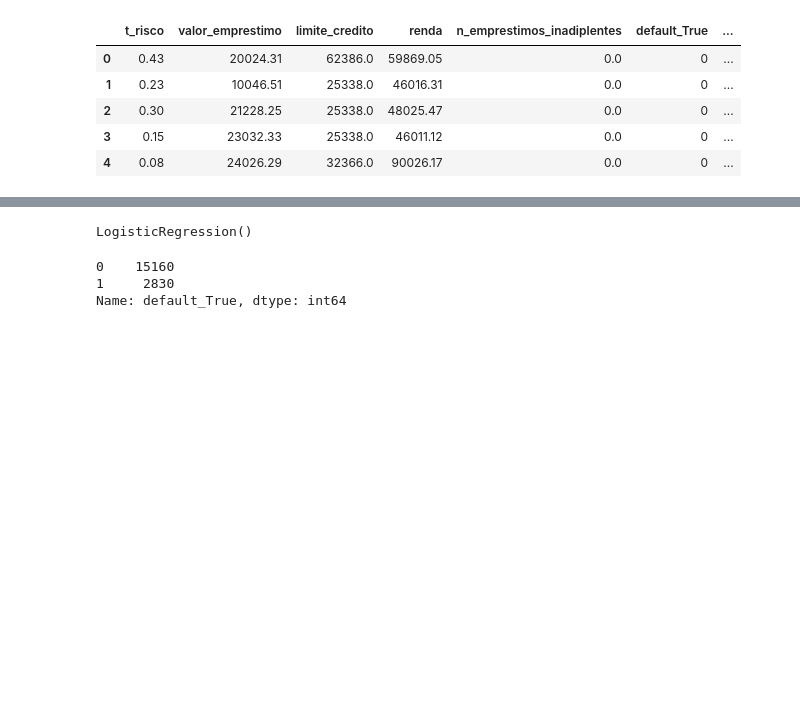
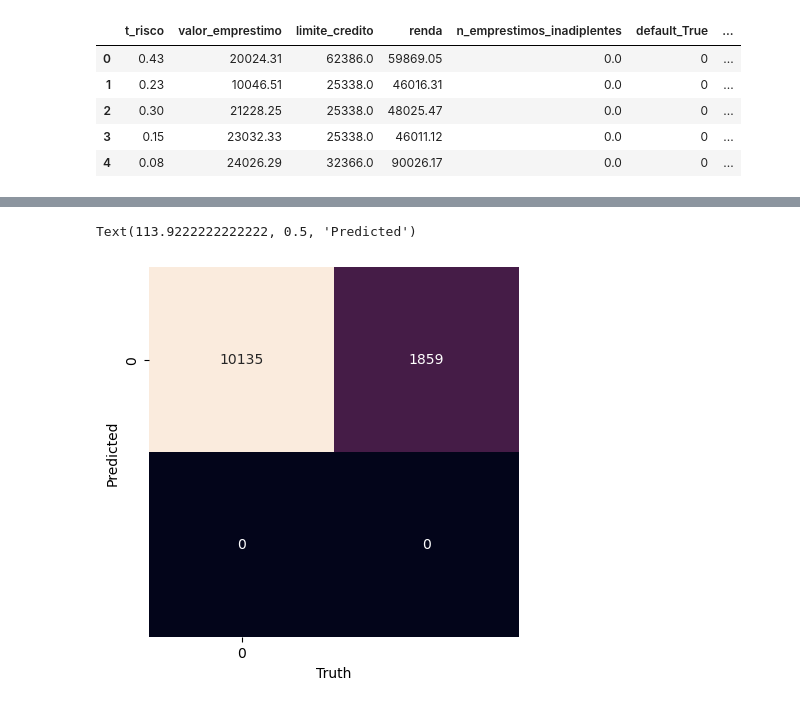
Before and after one commit to jefersonmglh/analise-credito, a Jupyter notebook: analise_de_credito.ipynb, the cells around one changed output, grey strips where cells are left out. Cells and saved outputs as stored; diff of their text form; code cells hidden in the pictures; blank space fills up the shorter version.

Commit message:
naive_bayes update

```diff
--- a/analise_de_credito.ipynb
+++ b/analise_de_credito.ipynb
@@ -374,0 +374,3 @@ Name: default_True, Length: 59966, dtype: uint8
+# %%
+df_features_nb = df_features.drop(columns=['perfil_facebook_True', 'genero_m', 'n_emprestimos_inadiplentes'])
+df_features_nb.head()
@@ -375,2 +384,2 @@ Name: default_True, Length: 59966, dtype: uint8
 # %%
-X_train, X_test, y_train, y_test = train_test_split(df_features, df_label, test_size=0.3,random_state=1)
+X_train, X_test, y_train, y_test = train_test_split(df_features_nb, df_label, test_size=0.2,random_state=32)
@@ -398,0 +430,3 @@ acc
+# %%
+mat = metrics.confusion_matrix(y_pred, y_test)
+mat
@@ -399,3 +436,4 @@ acc
 # %%
-'https://www.datacamp.com/tutorial/naive-bayes-scikit-learn'
+names = np.unique(y_pred)
+names
 # %% [output]
@@ -413,4 +440,0 @@ log = LogisticRegression()
-# %%
-log.fit(X_train, y_train)
-# %% [output]
-LogisticRegression()
@@ -421,6 +441,8 @@ acc = metrics.accuracy_score(y_test, y_pred)
-# %%
-y_test.value_counts()
-# %% [output]
-0    15160
-1     2830
-Name: default_True, dtype: int64
+# %%
+sns.heatmap(mat, square=True, annot=True, fmt='d', cbar=False,
+            xticklabels=names, yticklabels=names)
+plt.xlabel('Truth')
+plt.ylabel('Predicted')
+# %% [output]
+Text(113.9222222222222, 0.5, 'Predicted')
+[figure, added]
```
Also changed, not shown: parts of 25 cells of this notebook.
